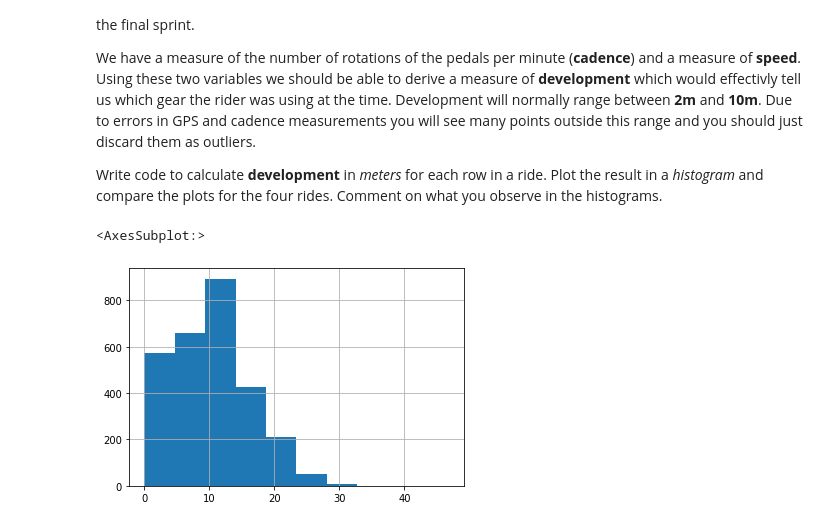
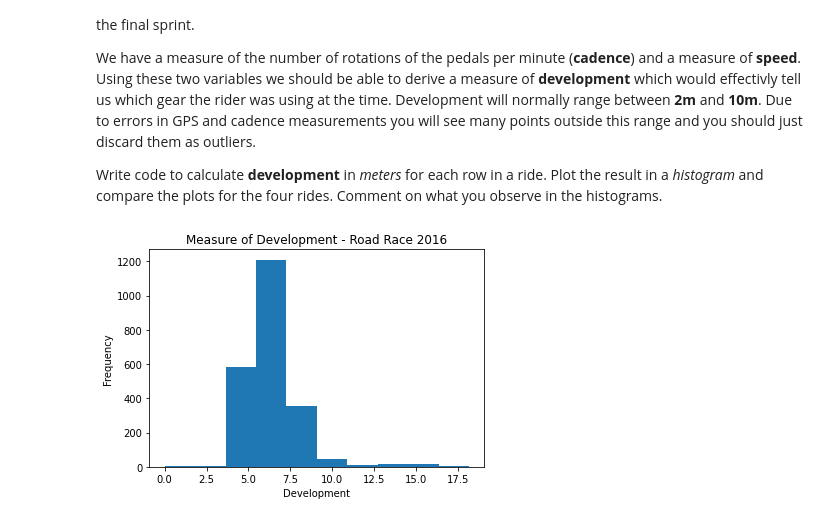
Before and after one commit to MQCOMP2200-S2-2021/data-science-portfolio-liamstrang, a Jupyter notebook: Portfolio 1.ipynb, the cells around one changed output. Drawn from its saved outputs; the diff is of its cells as text; code cells hidden in the pictures.

```diff
--- a/Portfolio 1.ipynb
+++ b/Portfolio 1.ipynb
@@ -56,3 +58,8 @@ rr_2016.head()
+# %%
+rr_2016.dropna(inplace=True)
+rr_2019.dropna(inplace=True)
+tt_2016.dropna(inplace=True)
+tt_2019.dropna(inplace=True)
 # %% [markdown]
 ### Overall Distance Travelled
 # %%
@@ -158,10 +165,14 @@ Write code to calculate __development__ in _meters_ for each row in a ride.  Plo
 # %%
 meters_second = rr_2016.speed / 3.6
 cadence_second = rr_2016.cadence / 60
-development =  meters_second * cadence_second
+development =  meters_second / cadence_second
 
 development.replace([np.inf, -np.inf], np.nan, inplace=True)
-development.hist()
+development = development[development<20]
+
+ax = development.plot(kind='hist',title='Measure of Development - Road Race 2016')
+ax.set(xlabel="Development", ylabel="Frequency")
+
+plt.show()
 # %% [output]
-<AxesSubplot:>
-[figure, old version]
+[figure, new version]
```
Also changed, not shown: parts of 11 cells of this notebook.
